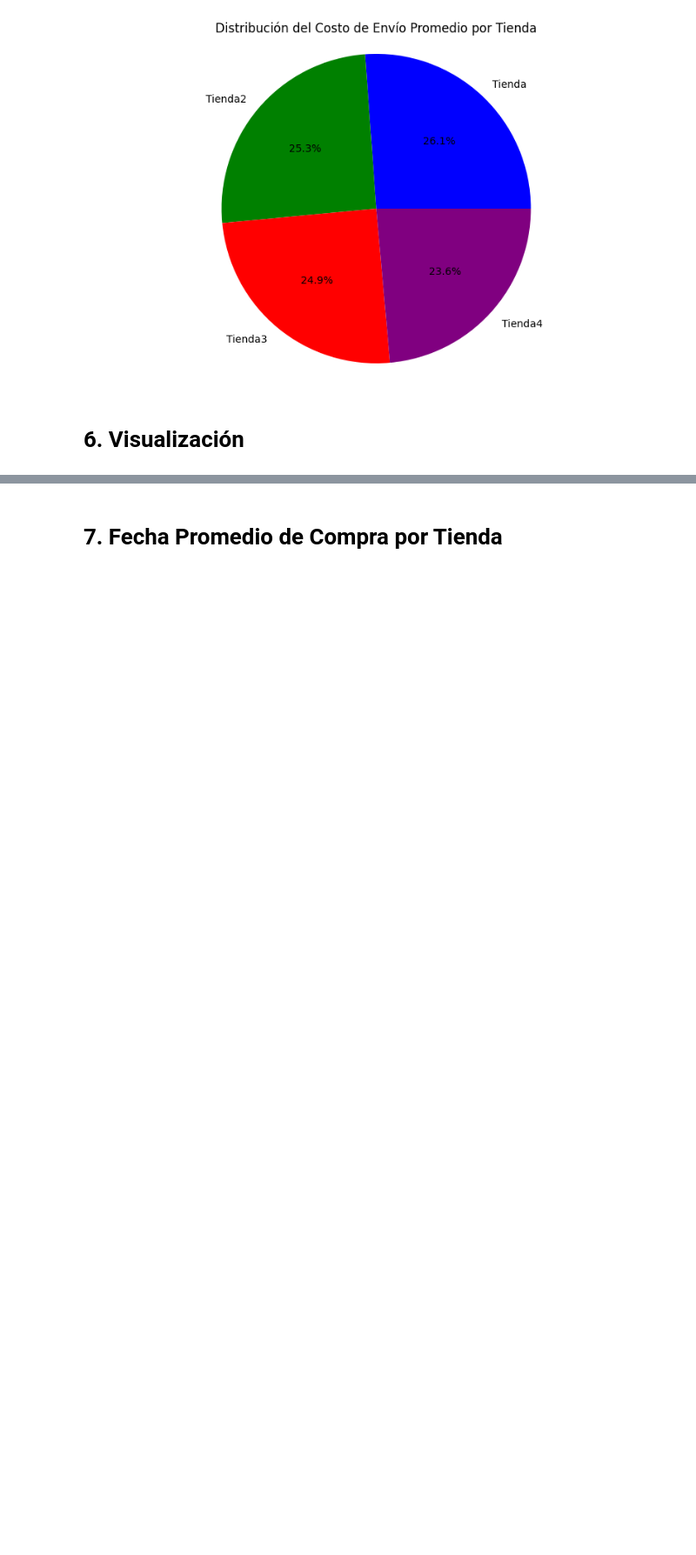
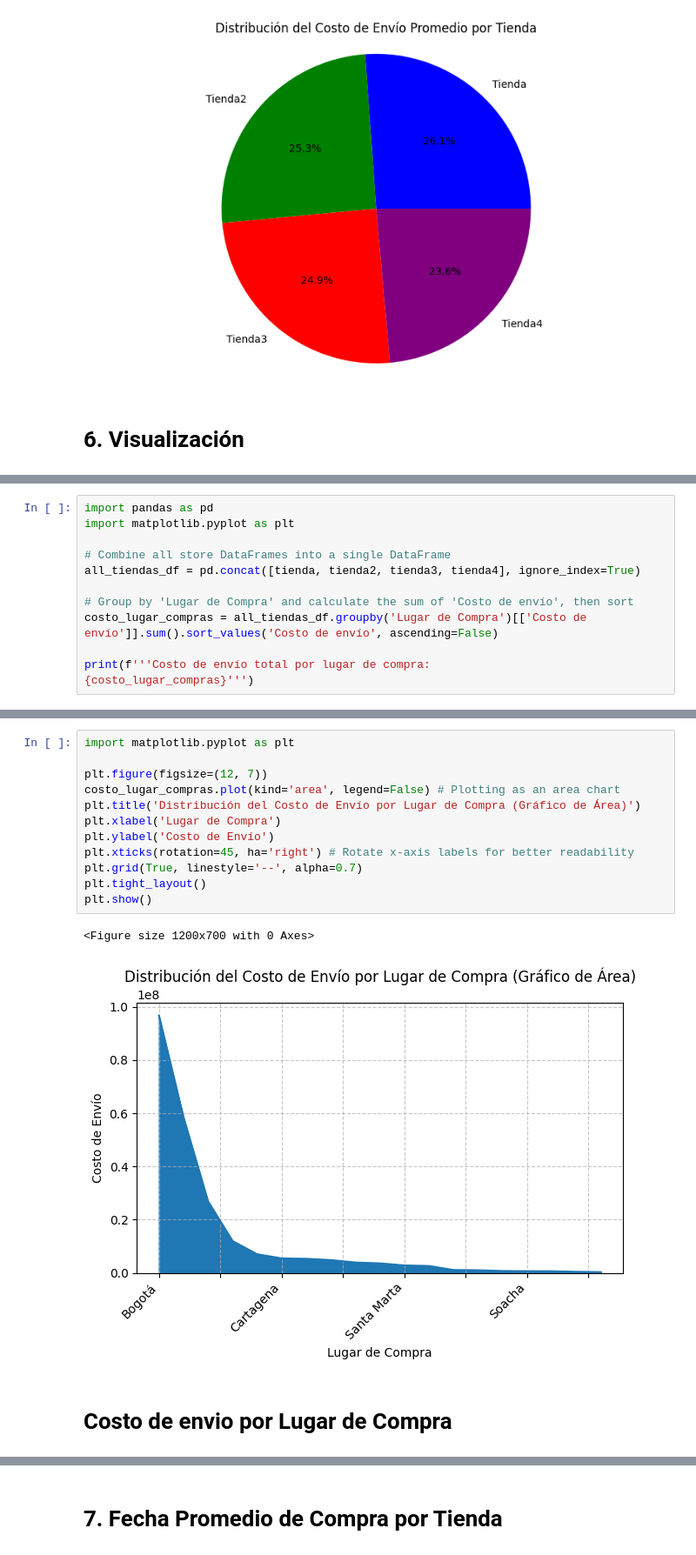
Before and after one commit to rociocelestial/Challenge1-Data-Science, a Jupyter notebook: AluraStoreLatam_(1).ipynb, the cells around one changed output, grey strips where cells are left out. Shown: that part at 87% size. Saved outputs shown, nothing was run; the diff lists cells and outputs as text; blank space fills up the shorter version.

Commit message:
Initial upload: AluraStore Latam of colab notebook

```diff
--- a/AluraStoreLatam_(1).ipynb
+++ b/AluraStoreLatam_(1).ipynb
@@ -294,0 +335,12 @@ import matplotlib.pyplot as plt
+# %%
+import pandas as pd
+import matplotlib.pyplot as plt
+
+# Combine all store DataFrames into a single DataFrame
+all_tiendas_df = pd.concat([tienda, tienda2, tienda3, tienda4], ignore_index=True)
+
+# Group by 'Lugar de Compra' and calculate the sum of 'Costo de envío', then sort
+costo_lugar_compras = all_tiendas_df.groupby('Lugar de Compra')[['Costo de envío']].sum().sort_values('Costo de envío', ascending=False)
+
+print(f'''Costo de envío total por lugar de compra:
+{costo_lugar_compras}''')
@@ -294,0 +365,17 @@ import matplotlib.pyplot as plt
+# %%
+import matplotlib.pyplot as plt
+
+plt.figure(figsize=(12, 7))
+costo_lugar_compras.plot(kind='area', legend=False) # Plotting as an area chart
+plt.title('Distribución del Costo de Envío por Lugar de Compra (Gráfico de Área)')
+plt.xlabel('Lugar de Compra')
+plt.ylabel('Costo de Envío')
+plt.xticks(rotation=45, ha='right') # Rotate x-axis labels for better readability
+plt.grid(True, linestyle='--', alpha=0.7)
+plt.tight_layout()
+plt.show()
+# %% [output]
+<Figure size 1200x700 with 0 Axes>
+[figure, added]
+# %% [markdown]
+# Costo de envio por Lugar de Compra
```
Also changed, not shown: parts of 10 cells of this notebook.
